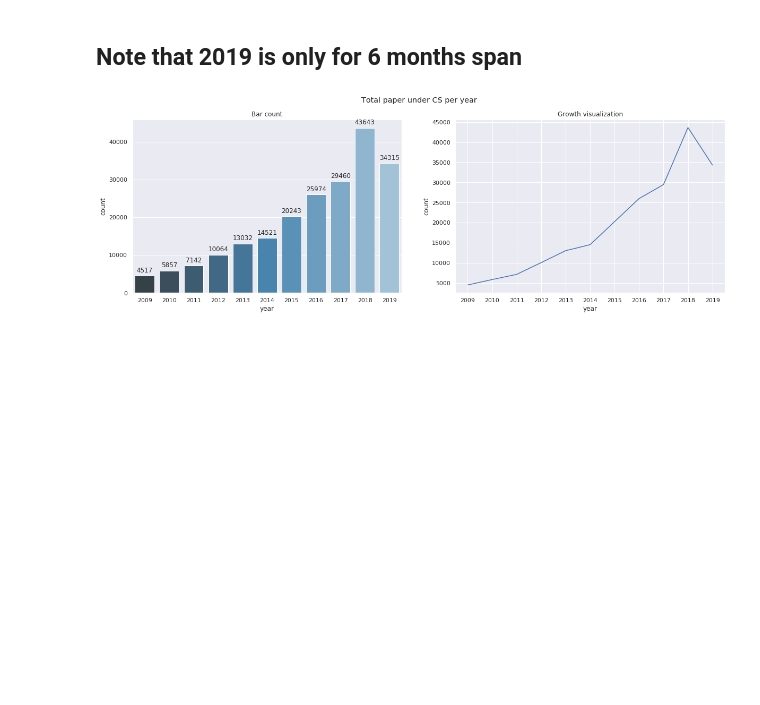
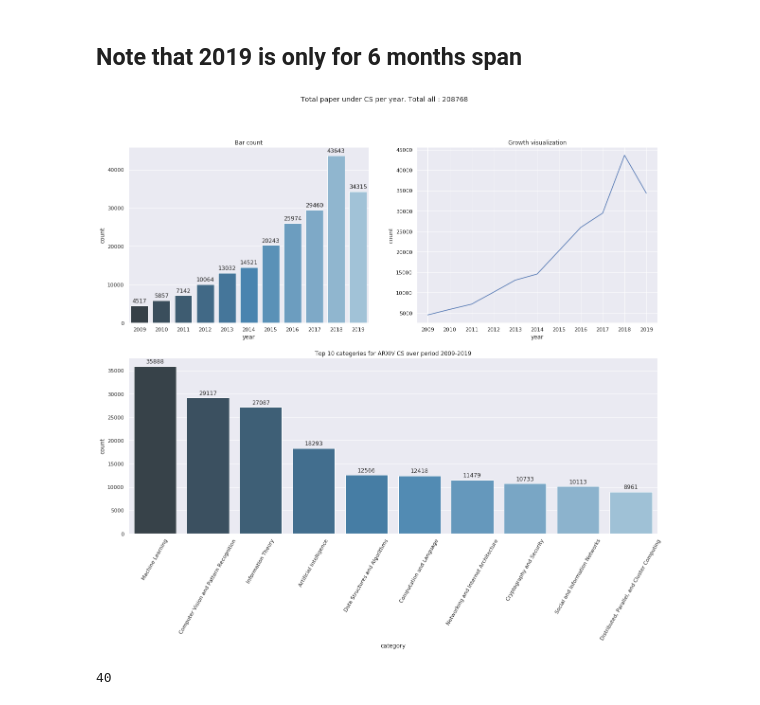
Before and after one commit to IIT-ML/interpretable-text-classification, a Jupyter notebook: arxiv_bulk_data_access.ipynb, the cells around one changed output. Saved outputs shown, nothing was run; the diff lists cells and outputs as text; code cells hidden in the pictures; blank space fills up the shorter version.

Commit message:
Add arxiv data distribution

```diff
--- a/arxiv_bulk_data_access.ipynb
+++ b/arxiv_bulk_data_access.ipynb
@@ -66,4 +66,4 @@ tot = []
 for root, dirs, files in os.walk(DIR_PATH, topdown=False):
     for name in files:
         df = pd.read_csv(os.path.join(root, name))
-        tot.append(df)
+        tot.append(len(df))
@@ -109,17 +105,24 @@ df_year = pd.DataFrame({'year': year, 'count':[year_paper_count[y] for y in year
 # %% [markdown]
 ## Note that 2019 is only for 6 months span
 # %%
-plt.figure(figsize=(20,6))
-plt.suptitle('Total paper under CS per year')
+plt.figure(figsize=(20,15))
+plt.suptitle('Total paper under CS per year. Total all : {}'.format(np.sum(tot)))
 
-sub = plt.subplot(1, 2, 1)
+sub = plt.subplot(2, 2, 1)
 sub.set_title('Bar count')
 ax = sns.barplot(x="year", y="count", data=df_year, palette="Blues_d")
 for p in ax.patches:
     ax.annotate('{:.0f}'.format(p.get_height()), (p.get_x() + p.get_width() / 2., p.get_height()), ha = 'center', va = 'center', xytext = (0, 10), textcoords = 'offset points')
 
-sub = plt.subplot(1, 2, 2)
+sub = plt.subplot(2, 2, 2)
 sub.set_title('Growth visualization')
 ax = sns.lineplot(x="year", y="count", data=df_year)
+
+sub = plt.subplot(2,1,2)
+sub.set_title('Top 10 categories for ARXIV CS over period 2009-2019')
+ax = sns.barplot(x="category", y="count", data=df_categories, palette="Blues_d")
+ax.set_xticklabels(rotation=60, labels=df_categories['category'])
+for p in ax.patches:
+    ax.annotate('{:.0f}'.format(p.get_height()), (p.get_x() + p.get_width() / 2., p.get_height()), ha = 'center', va = 'center', xytext = (0, 10), textcoords = 'offset points')
 # %% [output]
-[figure, old version]
+[figure, new version]
@@ -129,0 +148,4 @@ ax = sns.lineplot(x="year", y="count", data=df_year)
+# %%
+len(categories_count)
+# %% [output]
+40
```
Also changed, not shown: parts of 10 cells of this notebook.
